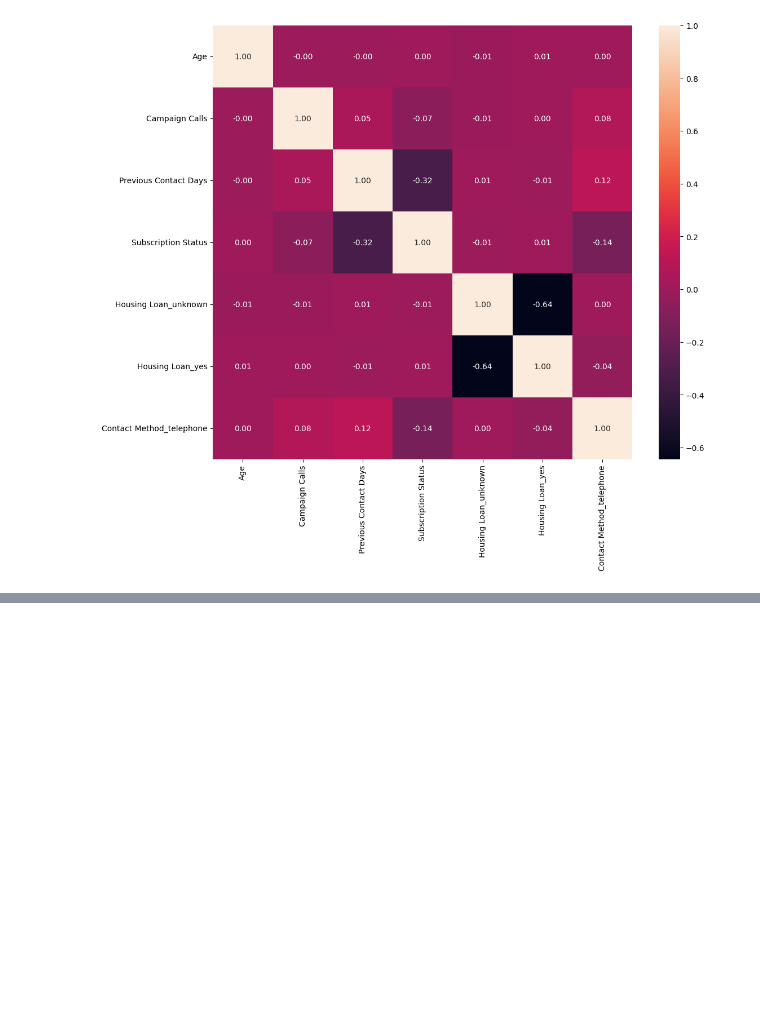
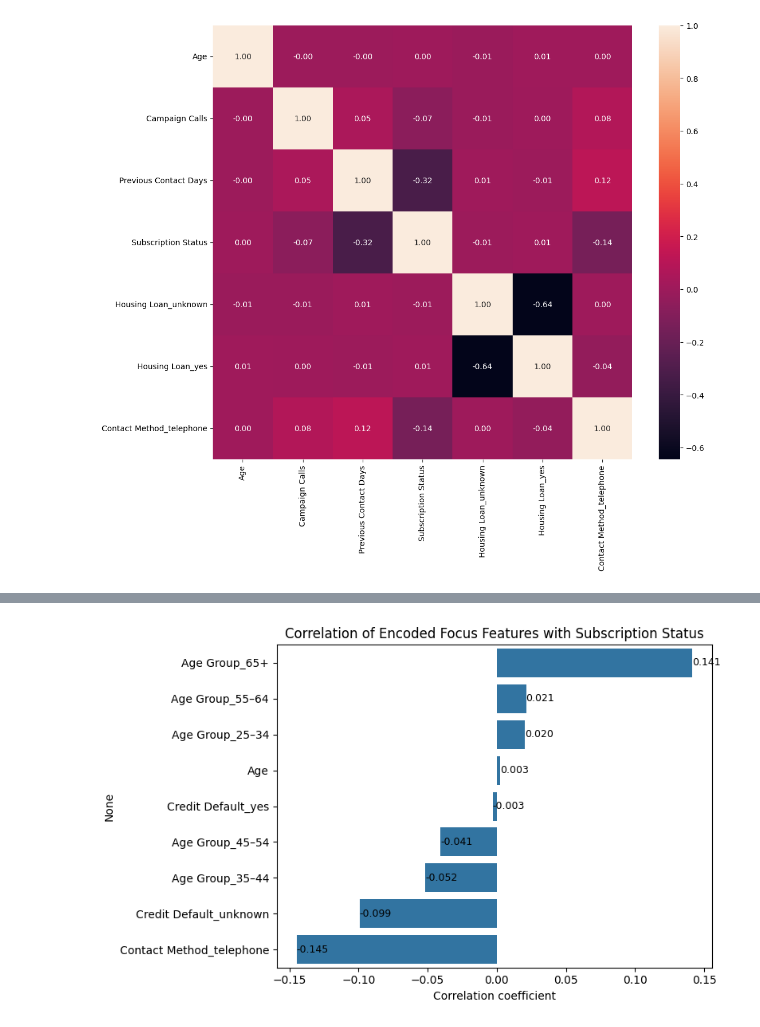
Before and after one commit to JadeWong00/AI-SOLUTION-DEVELOPMENT-PROJECT, a Jupyter notebook: eda.ipynb, the cells around one changed output, grey strips where cells are left out. Cells and saved outputs as stored; diff of their text form; code cells hidden in the pictures; blank space fills up the shorter version.

```diff
--- a/eda.ipynb
+++ b/eda.ipynb
@@ -410,0 +601,10 @@ sns.heatmap(df_encoded_rest.corr(numeric_only=True), annot=True, fmt=".2f")
+# %%
+ohe_df = df_eda[["Age", "Age Group", "Credit Default", "Contact Method", "Subscription Status"]].copy()
+
+ohe_df = pd.get_dummies(
+    ohe_df,
+    columns=["Age Group", "Credit Default", "Contact Method"],
+    drop_first=True
+)
+
+ohe_df.head()
@@ -410,0 +618,8 @@ sns.heatmap(df_encoded_rest.corr(numeric_only=True), annot=True, fmt=".2f")
+# %%
+corr_with_target = (
+    ohe_df.corr(numeric_only=True)["Subscription Status"]
+          .drop("Subscription Status")
+          .sort_values(ascending=False)
+)
+
+corr_with_target
@@ -410,0 +637,19 @@ sns.heatmap(df_encoded_rest.corr(numeric_only=True), annot=True, fmt=".2f")
+# %%
+plt.figure(figsize=(8, 5))
+ax = sns.barplot(
+    x=corr_with_target.values,
+    y=corr_with_target.index,
+    orient="h"
+)
+plt.title("Correlation of Encoded Focus Features with Subscription Status")
+plt.xlabel("Correlation coefficient")
+
+for p, val in zip(ax.patches, corr_with_target.values):
+    ax.annotate(f"{val:.3f}",
+                (p.get_width(), p.get_y() + p.get_height()/2),
+                ha="left", va="center", fontsize=9)
+
+plt.tight_layout()
+plt.show()
+# %% [output]
+[figure, added]
```
Also changed, not shown: parts of 23 cells of this notebook.
